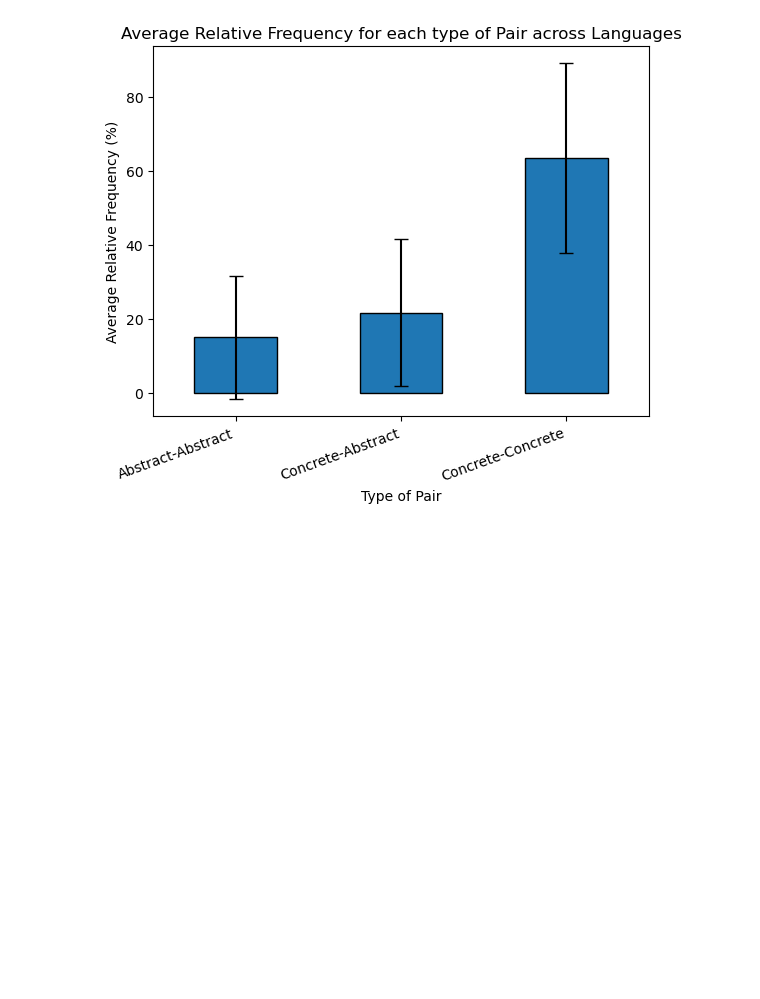
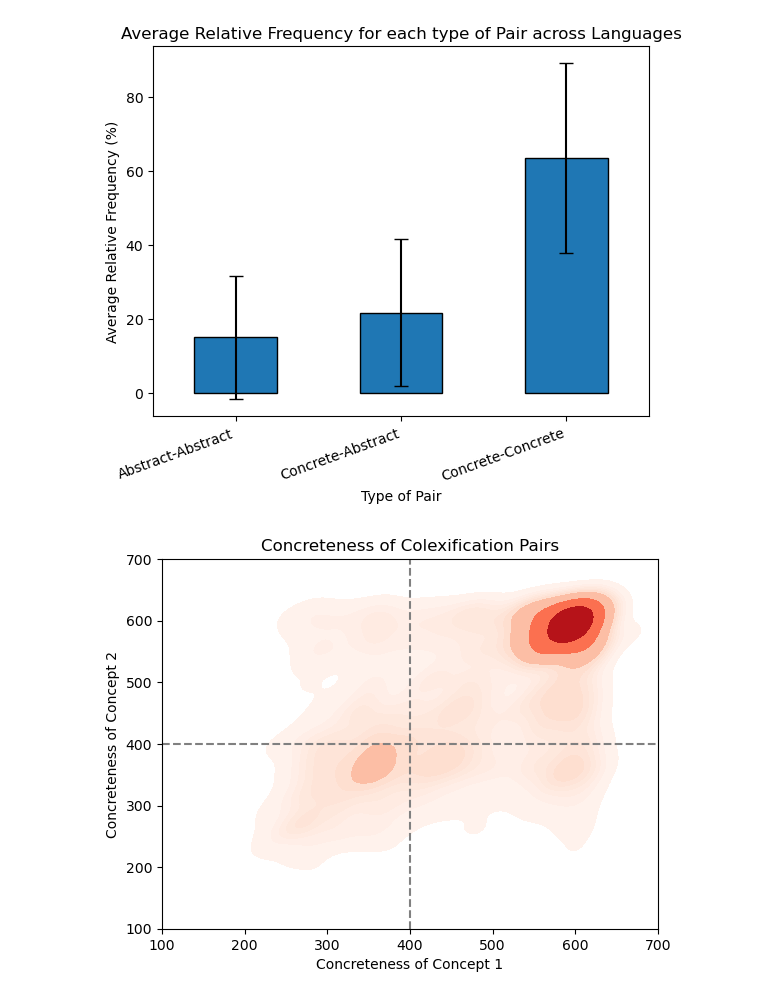
Before and after one commit to akunnamegwa/COG260Project, a Jupyter notebook: colex_demo_notebook.ipynb, the cells around one changed output. Drawn from its saved outputs; the diff is of its cells as text; code cells hidden in the pictures; blank space fills up the shorter version.

Commit message:
added density graphs

```diff
--- a/colex_demo_notebook.ipynb
+++ b/colex_demo_notebook.ipynb
@@ -214,15 +215,20 @@ def main():
         all_type_counts_dfs.append(curr_type_count)
         all_contigency_list.extend(curr_contingency)
     mega = pd.concat(all_pairs_dfs)
+    mega_no_freq = mega.copy(deep=True)
+
     mega = mega.groupby(["pair_ids", "concreteness"]).sum().reset_index()
+
+    mega_no_freq = mega_no_freq[["pair_ids", "concreteness"]]
 
     all_counts = pd.concat(all_type_counts_dfs)
 
-    return mega, all_counts, Counter(all_contigency_list)
+    return mega, mega_no_freq, all_counts, Counter(all_contigency_list)
 # %%
-mega, counts, contigencyDict = main()
+mega, mega_no_freq, counts, contigencyDict = main()
 # %%
-mega['x'] = mega['concreteness'].apply(lambda coord: coord[0])
-mega['y'] = mega['concreteness'].apply(lambda coord: coord[1])
-mega['pair_glosses'] = mega['pair_ids'].apply(lambda ids: (id_to_gloss[ids[0]], id_to_gloss[ids[1]]))
-mega
+def add_info_cols(df):
+    df['x'] = df['concreteness'].apply(lambda coord: coord[0])
+    df['y'] = df['concreteness'].apply(lambda coord: coord[1])
+    df['pair_glosses'] = df['pair_ids'].apply(lambda ids: (id_to_gloss[ids[0]], id_to_gloss[ids[1]]))
+    return df
@@ -243,3 +235,6 @@ mega
+# %%
+mega = add_info_cols(mega)
+mega_no_freq = add_info_cols(mega_no_freq)
 # %%
 abstract_abstract = mega[(mega['x'] <= 400) & (mega['y'] <= 400)]
 abstract_abstract.sort_values(by="frequency", ascending=False).head(5)[['pair_glosses', "concreteness", "frequency"]]
@@ -299,3 +294,16 @@ plt.xticks(rotation=20, ha="right")
 plt.show()
 # %% [output]
 [figure]
+# %%
+# mega2 = mega_no_freq[~((mega_no_freq["x"] > 500) & (mega_no_freq["y"] > 500))]
+sns.kdeplot(data = mega_no_freq, x="x", y="y", cmap="Reds", fill=True)
+plt.xlim(100, 700)
+plt.ylim(100, 700)
+plt.xlabel('Concreteness of Concept 1')
+plt.ylabel('Concreteness of Concept 2')
+plt.title('Concreteness of Colexification Pairs')
+plt.axvline(x=400, ls="--", c="gray")
+plt.axhline(y=400, ls="--", c="gray")
+plt.show()
+# %% [output]
+[figure, added]
```
Also changed, not shown: parts of 13 cells of this notebook.
